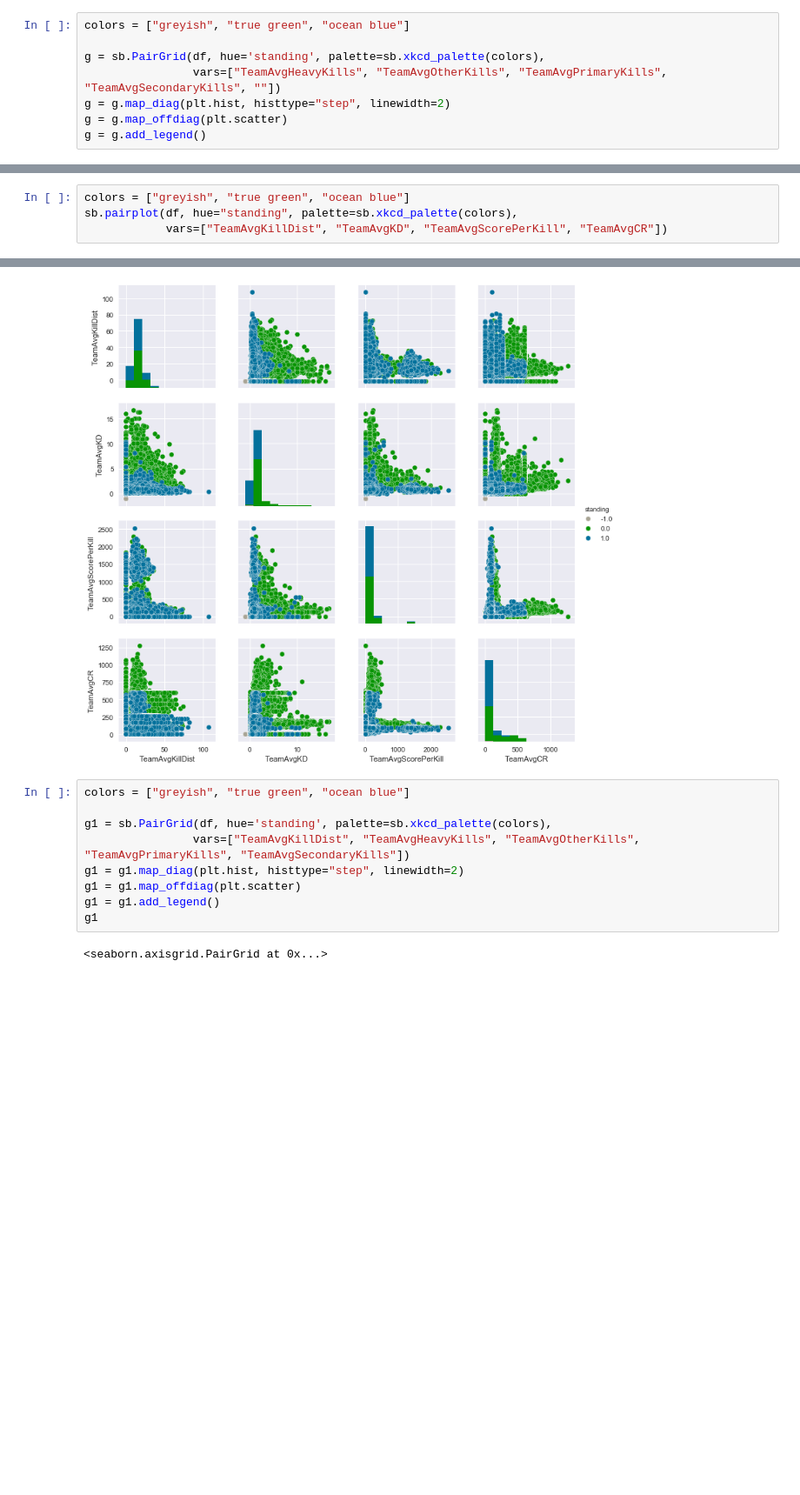
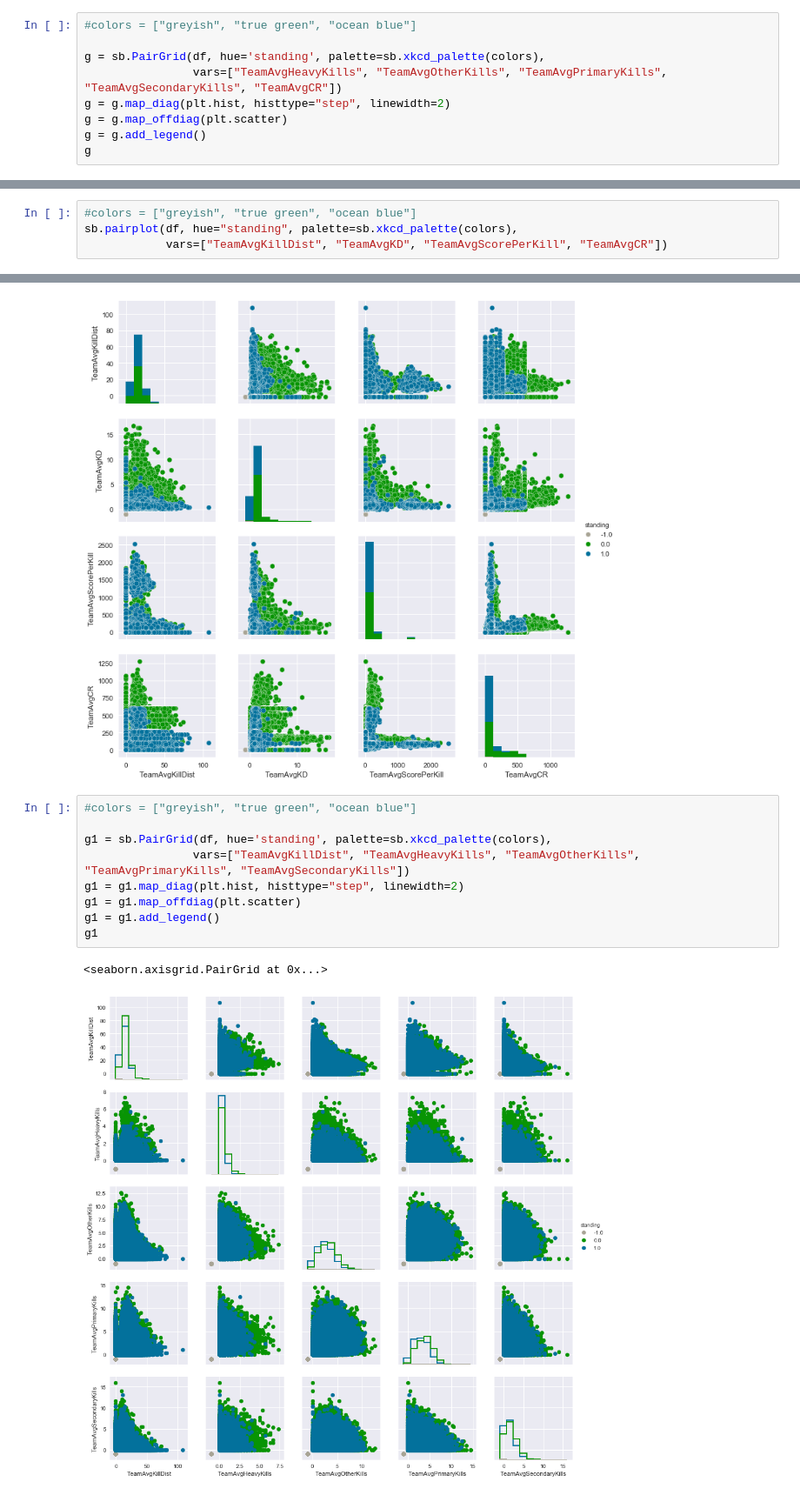
Before and after one commit to aadharna/Destiny, a Jupyter notebook: Avg_Team_Vis.ipynb, the cells around one changed output, grey strips where cells are left out. Shown at 87% size. Saved outputs shown, nothing was run; the diff lists cells and outputs as text; blank space fills up the shorter version.

Commit message:
[update] updating Team vis file
See above

```diff
--- a/Avg_Team_Vis.ipynb
+++ b/Avg_Team_Vis.ipynb
@@ -53,31 +53,33 @@ sb.pairplot(df, hue="standing", palette=sb.xkcd_palette(colors),
 <seaborn.axisgrid.PairGrid at 0x...>
 [figure]
 # %%
-colors = ["greyish", "true green", "ocean blue"]
+#colors = ["greyish", "true green", "ocean blue"]
 
 g = sb.PairGrid(df, hue='standing', palette=sb.xkcd_palette(colors),
-                vars=["TeamAvgHeavyKills", "TeamAvgOtherKills", "TeamAvgPrimaryKills", "TeamAvgSecondaryKills", ""])
+                vars=["TeamAvgHeavyKills", "TeamAvgOtherKills", "TeamAvgPrimaryKills", "TeamAvgSecondaryKills", "TeamAvgCR"])
 g = g.map_diag(plt.hist, histtype="step", linewidth=2)
 g = g.map_offdiag(plt.scatter)
 g = g.add_legend()
+g
 # %% [output]
 <seaborn.axisgrid.PairGrid at 0x...>
 [figure]
 # %%
-colors = ["greyish", "true green", "ocean blue"]
+#colors = ["greyish", "true green", "ocean blue"]
 sb.pairplot(df, hue="standing", palette=sb.xkcd_palette(colors),
             vars=["TeamAvgKillDist", "TeamAvgKD", "TeamAvgScorePerKill", "TeamAvgCR"])
 # %% [output]
 <seaborn.axisgrid.PairGrid at 0x...>
 [figure]
 # %%
-colors = ["greyish", "true green", "ocean blue"]
+#colors = ["greyish", "true green", "ocean blue"]
 
 g1 = sb.PairGrid(df, hue='standing', palette=sb.xkcd_palette(colors),
                 vars=["TeamAvgKillDist", "TeamAvgHeavyKills", "TeamAvgOtherKills", "TeamAvgPrimaryKills", "TeamAvgSecondaryKills"])
 g1 = g1.map_diag(plt.hist, histtype="step", linewidth=2)
 g1 = g1.map_offdiag(plt.scatter)
 g1 = g1.add_legend()
 g1
 # %% [output]
 <seaborn.axisgrid.PairGrid at 0x...>
+[figure, added]
```
